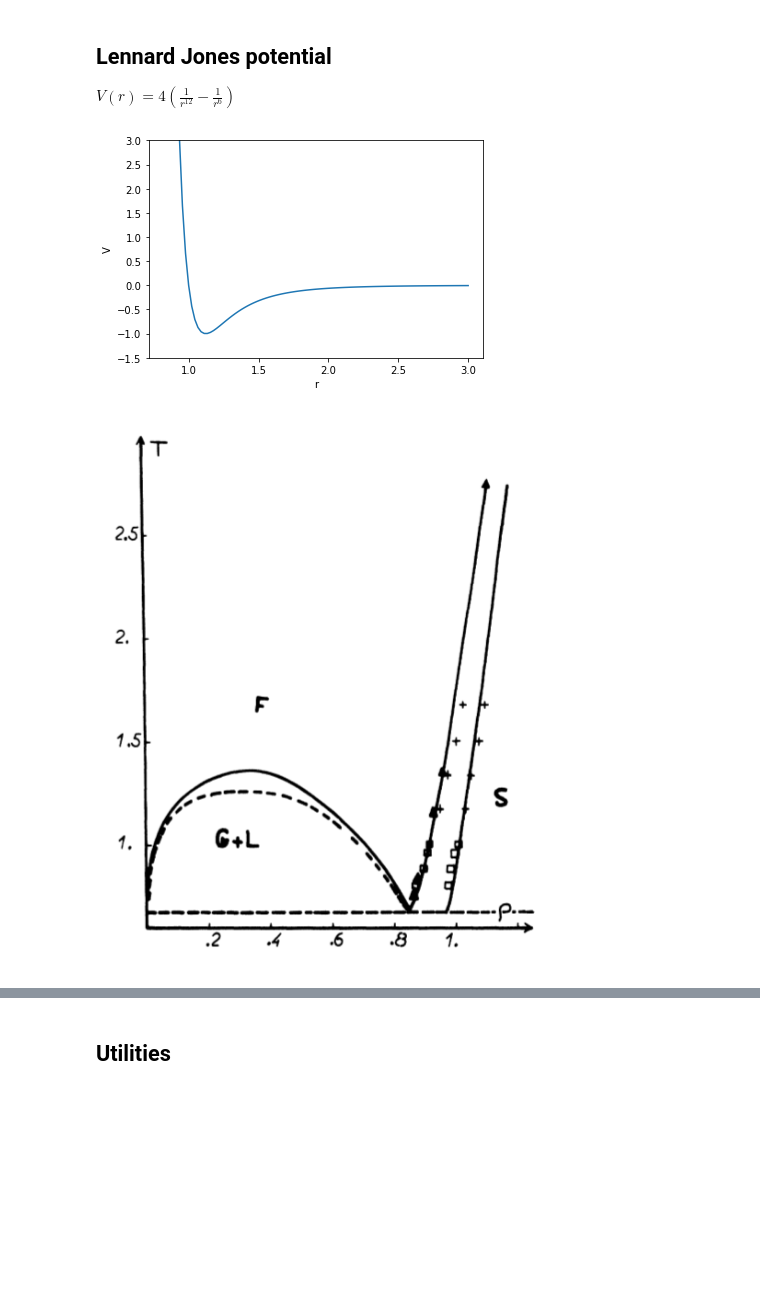
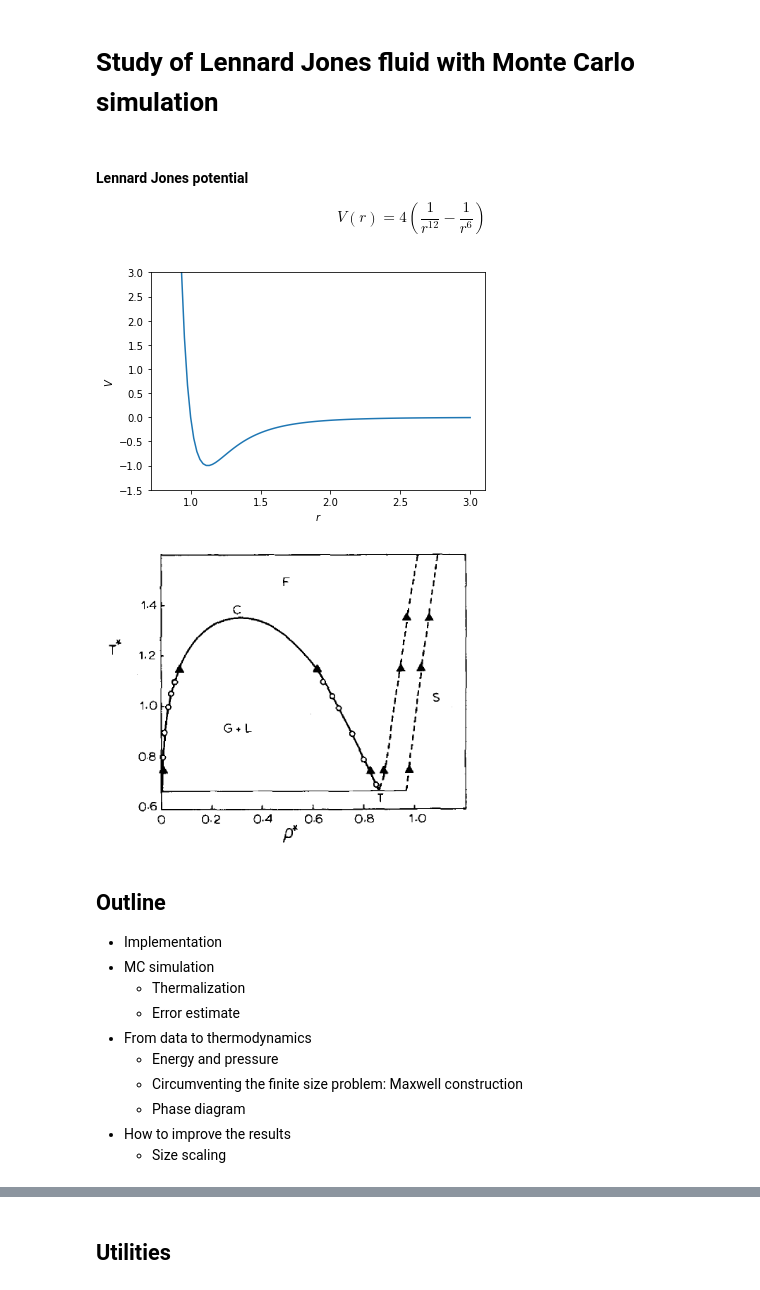
Before and after one commit to suracefm/lennardjonesmc, a Jupyter notebook: LennardJones-Copy1.ipynb, the cells around one changed output, grey strips where cells are left out. Cells and saved outputs as stored; diff of their text form; code cells hidden in the pictures; blank space fills up the shorter version.

```diff
--- a/LennardJones-Copy1.ipynb
+++ b/LennardJones-Copy1.ipynb
@@ -3,6 +35,10 @@
+# %% [markdown]
+# Study of Lennard Jones fluid with Monte Carlo simulation
 # %% [markdown]
-## Lennard Jones potential
-$V(r)=4(\frac{1}{r^{12}}-\frac{1}{r^6})$
+#### Lennard Jones potential
+\begin{equation}
+V(r)=4\left(\frac{1}{r^{12}}-\frac{1}{r^6}\right)
+\end{equation}
 # %%
 import numpy as np
 import matplotlib.pyplot as plt
@@ -9,16 +49,29 @@ import matplotlib.pyplot as plt
 # %%
 x=np.linspace(0.8,3, 100)[1:]
 y=4*(1/x**12-1/x**6)
+plt.figure(figsize=(6,4))
+plt.plot(x,y)
+plt.xlabel('$r$')
+plt.ylabel('$V$')
+plt.ylim(-1.5, 3)
 
-plt.plot(x,y)
-plt.xlabel('r')
-plt.ylabel('V')
-plt.ylim(-1.5, 3)
 plt.show()
 # %% [output]
-[figure, old version]
+[figure, new version]
 # %%
 from IPython.display import Image
-Image("phasediag.png")
+Image("phasediag2.png", width=400, height=200)
 # %% [output]
-[figure, old version]
+[figure, new version]
+# %% [markdown]
+## Outline
+* Implementation
+* MC simulation
+  * Thermalization
+  * Error estimate
+* From data to thermodynamics
+  * Energy and pressure
+  * Circumventing the finite size problem: Maxwell construction
+  * Phase diagram
+* How to improve the results
+  * Size scaling
```
Also changed, not shown: parts of 58 cells of this notebook, 17 other files.
